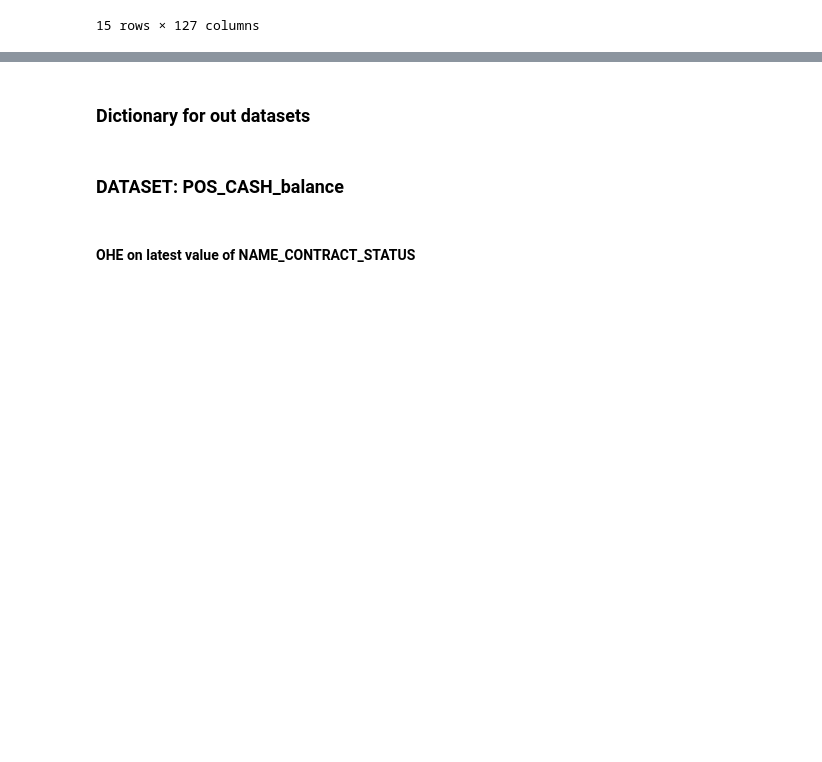
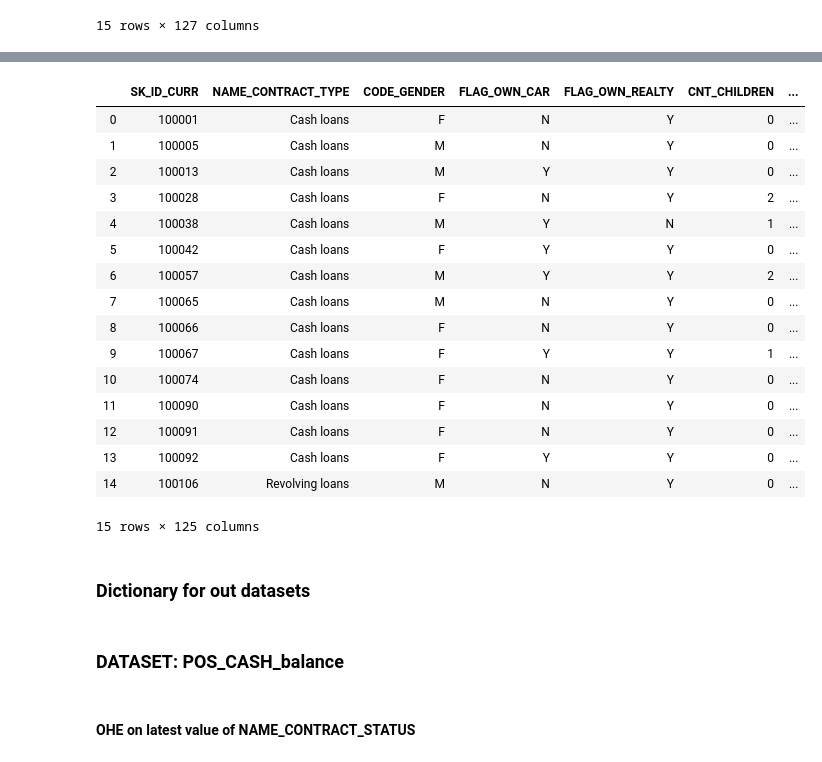
Before and after one commit to kpimparkar/SP20_AML_Project, a Jupyter notebook: App_Train_FE.ipynb, the cells around one changed output, grey strips where cells are left out. Saved outputs shown, nothing was run; the diff lists cells and outputs as text; code cells hidden in the pictures; blank space fills up the shorter version.

```diff
--- a/App_Train_FE.ipynb
+++ b/App_Train_FE.ipynb
@@ -1252,0 +1271,10 @@ app_train_final.head(15)
+# %%
+flag_docs = ['SK_ID_CURR']
+for cols in app_test.columns:
+    if cols[0:8] == 'FLAG_DOC':
+        flag_docs.append(cols)
+
+flag_df = app_test[flag_docs]
+flag_pivot = flag_df.melt(id_vars = 'SK_ID_CURR', var_name = 'Document', value_name = "FLAG_DOCS_SUBMITTED")
+flag_counts = flag_pivot.groupby('SK_ID_CURR').sum()
+flag_counts.head()
@@ -1253,3 +1289,31 @@ app_train_final.head(15)
+# %%
+app_test_final = pd.merge(app_test, flag_counts, 'left', 'SK_ID_CURR')
+# %%
+app_test_final['INCOME_PER_FAMILY_MEMBER'] = app_test_final['AMT_INCOME_TOTAL']/app_test_final['CNT_FAM_MEMBERS']
+# %%
+app_test_final['DEBT_TO_INCOME'] = app_test_final['AMT_ANNUITY'] / (app_test_final['AMT_INCOME_TOTAL'] / 12)
+# %%
+## Show final dataframe after adding additional features
+
+app_test_final.head(15)
+# %% [output]
+|  | SK_ID_CURR | NAME_CONTRACT_TYPE | CODE_GENDER | FLAG_OWN_CAR | FLAG_OWN_REALTY | CNT_CHILDREN | ... |
+| 0 | 100001 | Cash loans | F | N | Y | 0 | ... |
+| 1 | 100005 | Cash loans | M | N | Y | 0 | ... |
+| 2 | 100013 | Cash loans | M | Y | Y | 0 | ... |
+| 3 | 100028 | Cash loans | F | N | Y | 2 | ... |
+| 4 | 100038 | Cash loans | M | Y | N | 1 | ... |
+| 5 | 100042 | Cash loans | F | Y | Y | 0 | ... |
+| 6 | 100057 | Cash loans | M | Y | Y | 2 | ... |
+| 7 | 100065 | Cash loans | M | N | Y | 0 | ... |
+| 8 | 100066 | Cash loans | F | N | Y | 0 | ... |
+| 9 | 100067 | Cash loans | F | Y | Y | 1 | ... |
+| 10 | 100074 | Cash loans | F | N | Y | 0 | ... |
+| 11 | 100090 | Cash loans | F | N | Y | 0 | ... |
+| 12 | 100091 | Cash loans | F | N | Y | 0 | ... |
+| 13 | 100092 | Cash loans | F | Y | Y | 0 | ... |
+| 14 | 100106 | Revolving loans | M | N | Y | 0 | ... |
+15 rows × 125 columns
 # %% [markdown]
 ### Dictionary for out datasets
 # %%
```
Also changed, not shown: parts of 4 cells of this notebook.
